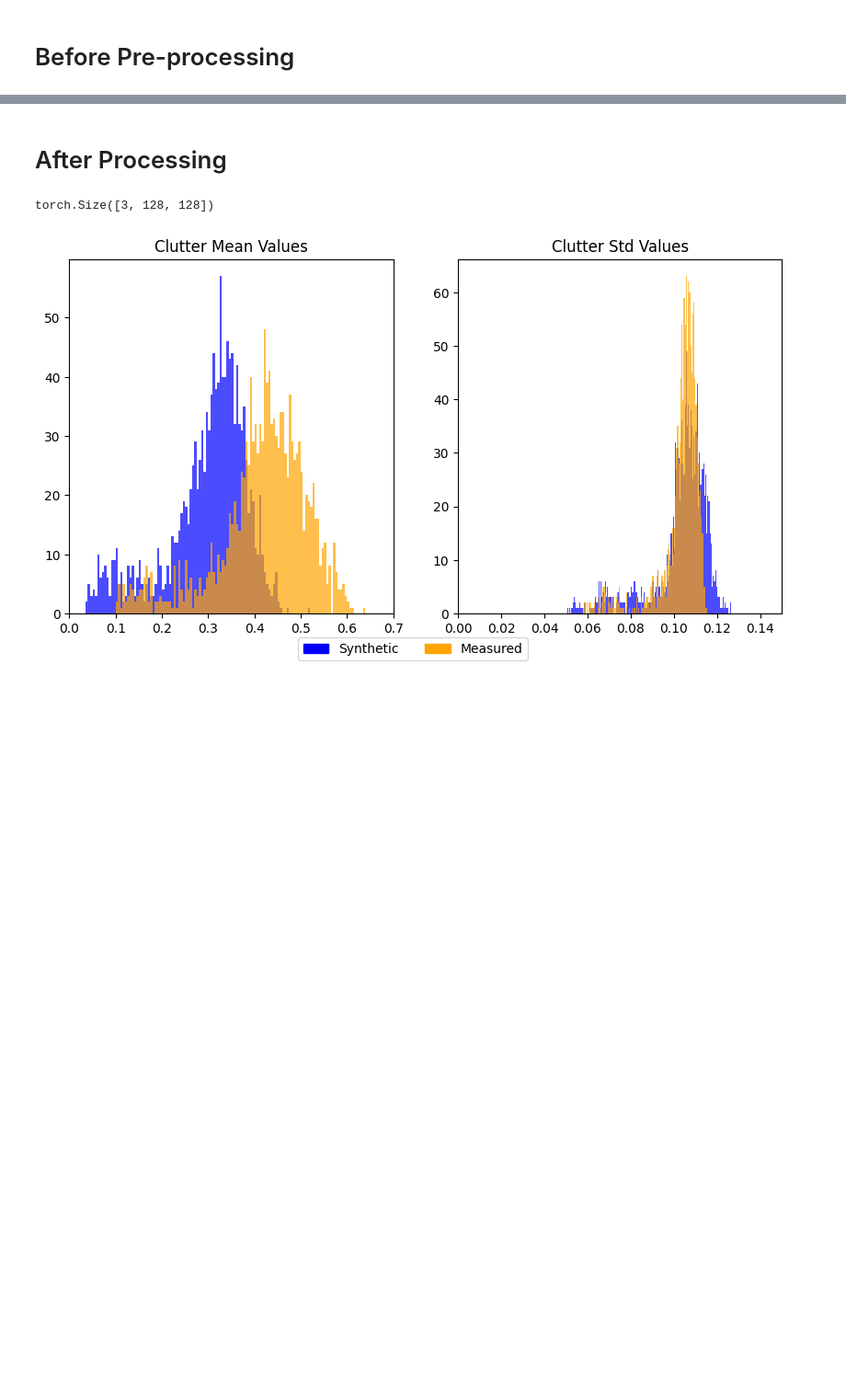
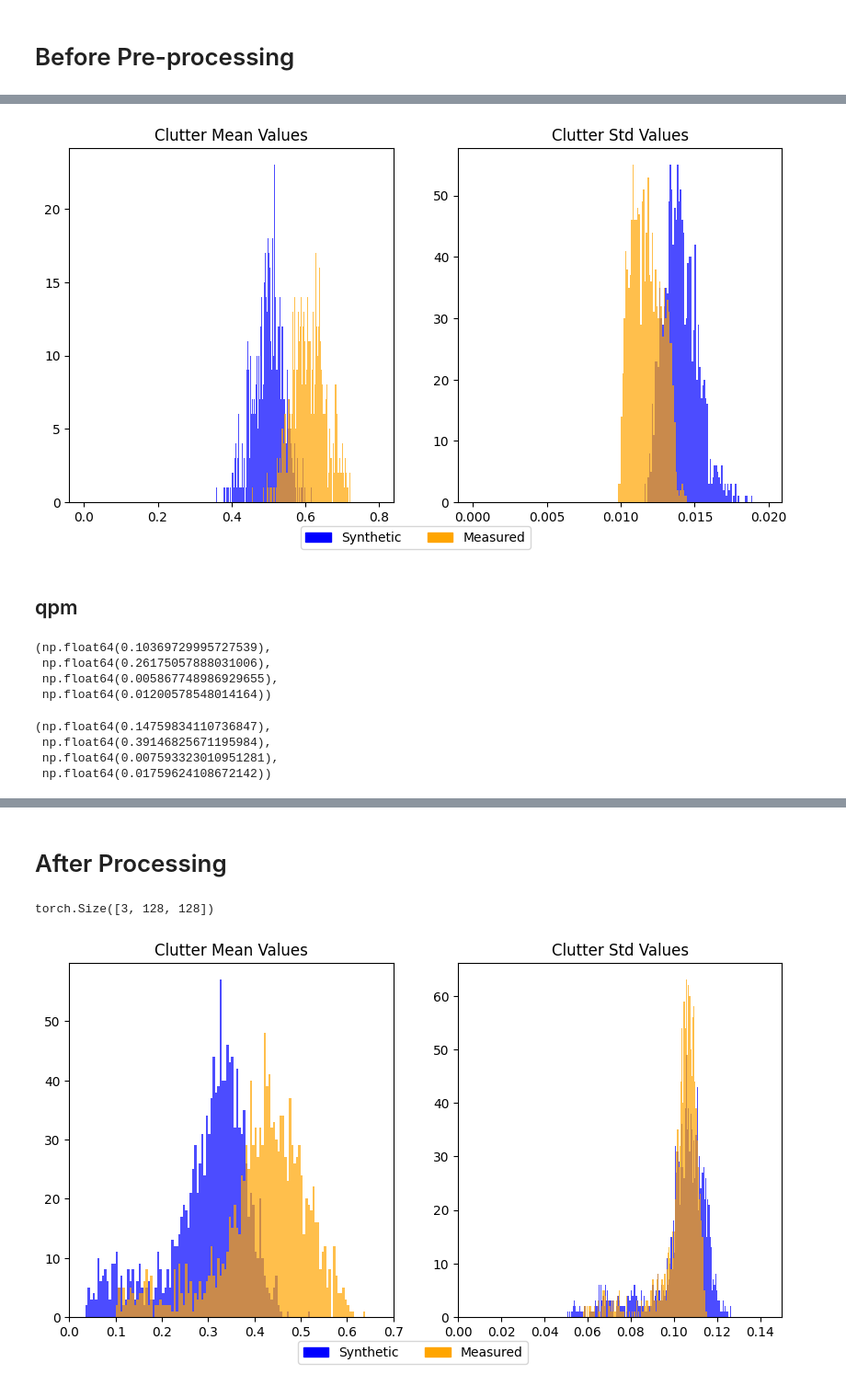
Before and after one commit to alvin-ng44/SAR_ML, a Jupyter notebook: notebooks/SSR/basic_analysis.ipynb, the cells around one changed output, grey strips where cells are left out. Shown at 92% size. Saved outputs shown, nothing was run; the diff lists cells and outputs as text; code cells hidden in the pictures; blank space fills up the shorter version.

```diff
--- a/notebooks/SSR/basic_analysis.ipynb
+++ b/notebooks/SSR/basic_analysis.ipynb
@@ -79,0 +96,23 @@ plt.show()
+# %%
+decibel_synth_ds = datasets.ImageFolder(
+    "/workspace/alvin/SAR_ML/data/SAMPLE/png_images/decibel/synth",
+    transform = transforms.ToTensor()
+)
+decibel_meas_ds = datasets.ImageFolder(
+    "/workspace/alvin/SAR_ML/data/SAMPLE/png_images/decibel/real",
+    transform = transforms.ToTensor()
+)
+# %%
+decibel_synth_vals = []
+
+for i in range(len(decibel_synth_ds)):
+    synth_img = torch.abs(decibel_synth_ds[i][0][0])
+    u, sigma = synth_img.mean(), synth_img.var()
+    decibel_synth_vals.append((u.item(), sigma.item()))
+
+decibel_meas_vals = []
+
+for i in range(len(decibel_meas_ds)):
+    meas_img = torch.abs(decibel_meas_ds[i][0][0])
+    u, sigma = meas_img.mean(), meas_img.var()
+    decibel_meas_vals.append((u.item(), sigma.item()))
@@ -79,0 +133,25 @@ plt.show()
+# %%
+fig = plt.figure(figsize=(10, 5))
+
+color_lst = ['blue', 'orange']
+label_lst = ['Synthetic', 'Measured']
+
+ax1 = fig.add_subplot(1, 2, 1)
+ax1.hist([val[0] for val in decibel_synth_vals], bins = np.arange(0, 0.8, 0.001), alpha=0.7, label=label_lst[0], color=color_lst[0])
+ax1.hist([val[0] for val in decibel_meas_vals], bins = np.arange(0, 0.8, 0.001), alpha=0.7, label=label_lst[1], color=color_lst[1])
+ax1.set_title("Clutter Mean Values")
+
+ax2 = fig.add_subplot(1, 2, 2)
+ax2.hist([val[1] for val in decibel_synth_vals], bins = np.arange(0, 0.02, 0.0001), alpha=0.7, label=label_lst[0], color=color_lst[0])
+ax2.hist([val[1] for val in decibel_meas_vals], bins = np.arange(0, 0.02, 0.0001), alpha=0.7, label=label_lst[1], color=color_lst[1])
+ax2.set_title("Clutter Std Values")
+
+legend_handles = [
+    mpatches.Patch(color = color, label = ds) for ds, color in zip(label_lst, color_lst)
+    ]
+fig.legend(handles=legend_handles, loc = "lower center", ncol = 2)
+plt.show()
+# %% [output]
+[figure, added]
+# %% [markdown]
+## qpm
@@ -79,0 +181,14 @@ plt.show()
+# %%
+np.array(qpm_synth_vals)[:, 0].min(), np.array(qpm_synth_vals)[:, 0].max(), np.array(qpm_synth_vals)[:, 1].min(), np.array(qpm_synth_vals)[:, 1].max()
+# %% [output]
+(np.float64(0.10369729995727539),
+ np.float64(0.26175057888031006),
+ np.float64(0.005867748986929655),
+ np.float64(0.01200578548014164))
+# %%
+np.array(qpm_meas_vals)[:, 0].min(), np.array(qpm_meas_vals)[:, 0].max(), np.array(qpm_meas_vals)[:, 1].min(), np.array(qpm_meas_vals)[:, 1].max()
+# %% [output]
+(np.float64(0.14759834110736847),
+ np.float64(0.39146825671195984),
+ np.float64(0.007593323010951281),
+ np.float64(0.01759624108672142))
```
Also changed, not shown: parts of 15 cells of this notebook.
